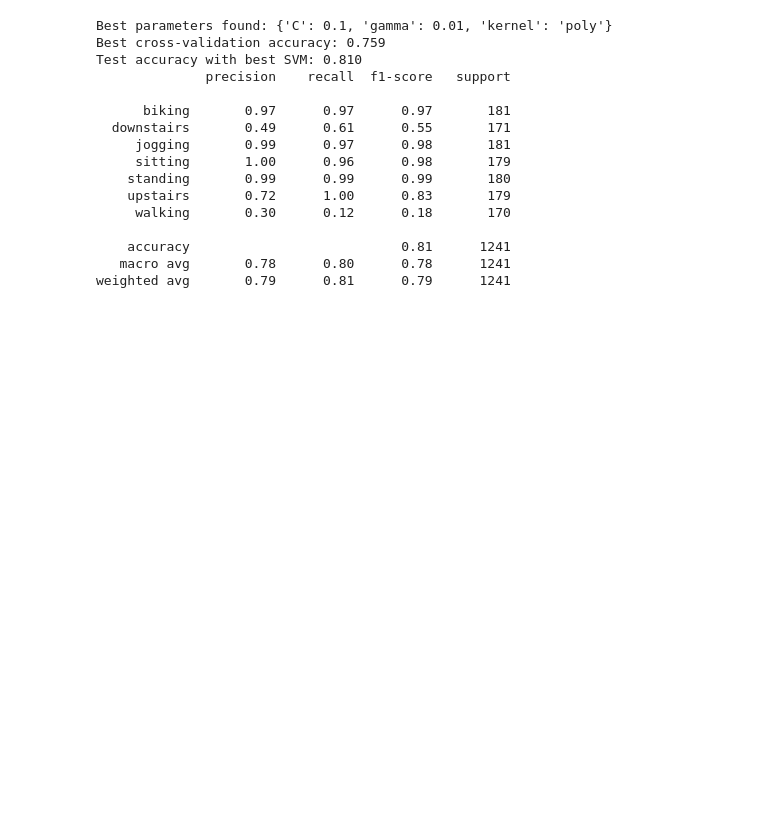
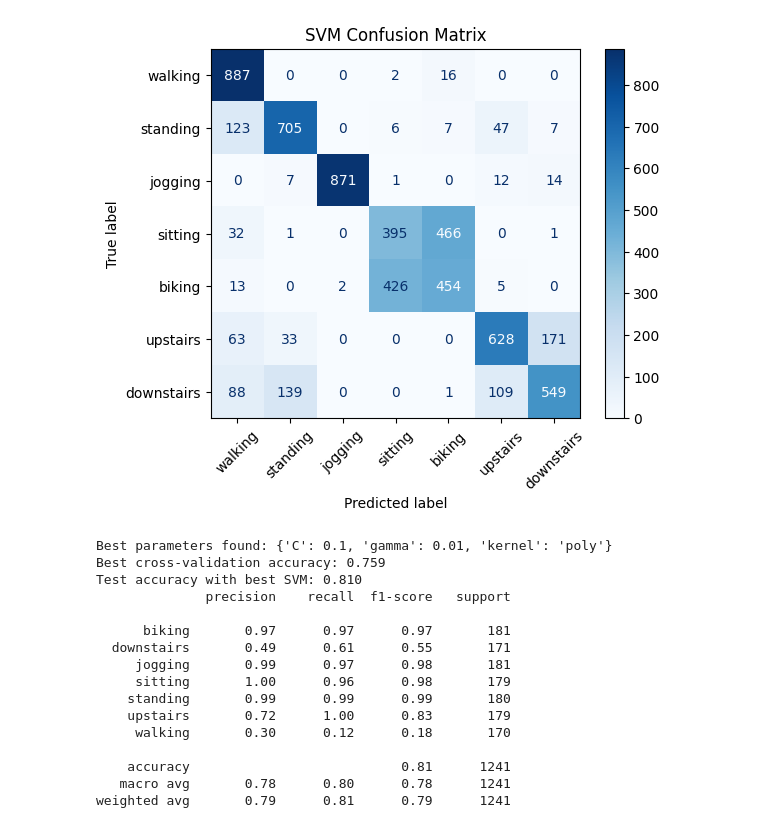
Before and after one commit to GaroGarabetian/Machine-Learning-Projects, a Jupyter notebook: Human Activity Recognition using machine learning and accelerometer/3.modeling_LOSO.ipynb, the cells around one changed output. Saved outputs shown, nothing was run; the diff lists cells and outputs as text; code cells hidden in the pictures; blank space fills up the shorter version.

```diff
--- a/Human Activity Recognition using machine learning and accelerometer/3.modeling_LOSO.ipynb
+++ b/Human Activity Recognition using machine learning and accelerometer/3.modeling_LOSO.ipynb
@@ -97,7 +97,8 @@ for pid in participants:
 
     # Train SVM classifier
     n_features = X_train.shape[1]
-    svm_clf = SVC(kernel='rbf', C=1, gamma=1/n_features, random_state=42)
+   # svm_clf = SVC(kernel='rbf', C=1, gamma=1/n_features, random_state=42)
+    svm_clf = SVC(kernel='poly', C=0.1, gamma=1/n_features,degree = 2, random_state=42) #{'C': 0.1, 'gamma': 0.01, 'kernel': 'poly'}
     svm_clf.fit(X_train, y_train)
 
     # Predict
@@ -129,3 +146,16 @@ Mean LOSO SVM Accuracy: 0.729
+# %%
+# Checking the confusion matrix to understand misclassifications
+from sklearn.metrics import confusion_matrix, ConfusionMatrixDisplay
+import matplotlib.pyplot as plt
+
+cm = confusion_matrix(y_test, y_pred)
+disp = ConfusionMatrixDisplay(confusion_matrix=cm, display_labels= features_df['majority_activity'].unique())
+disp.plot(cmap=plt.cm.Blues)
+plt.title("SVM Confusion Matrix")
+plt.xticks(rotation = 45)
+plt.show()
+# %% [output]
+[figure, added]
 # %%
 from sklearn.model_selection import GridSearchCV
 from sklearn.svm import SVC
```
Also changed, not shown: parts of 13 cells of this notebook, 7 other files.
